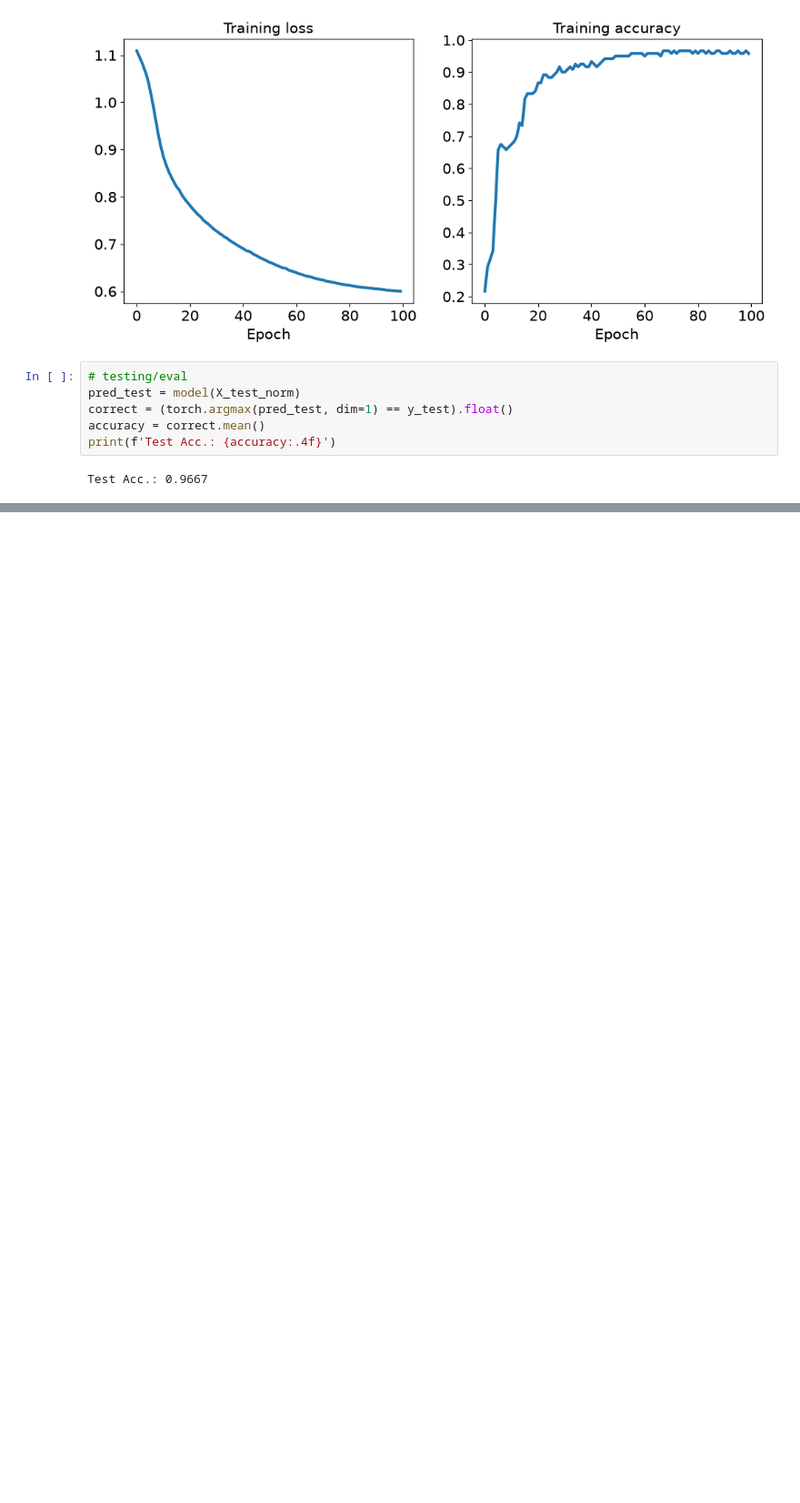
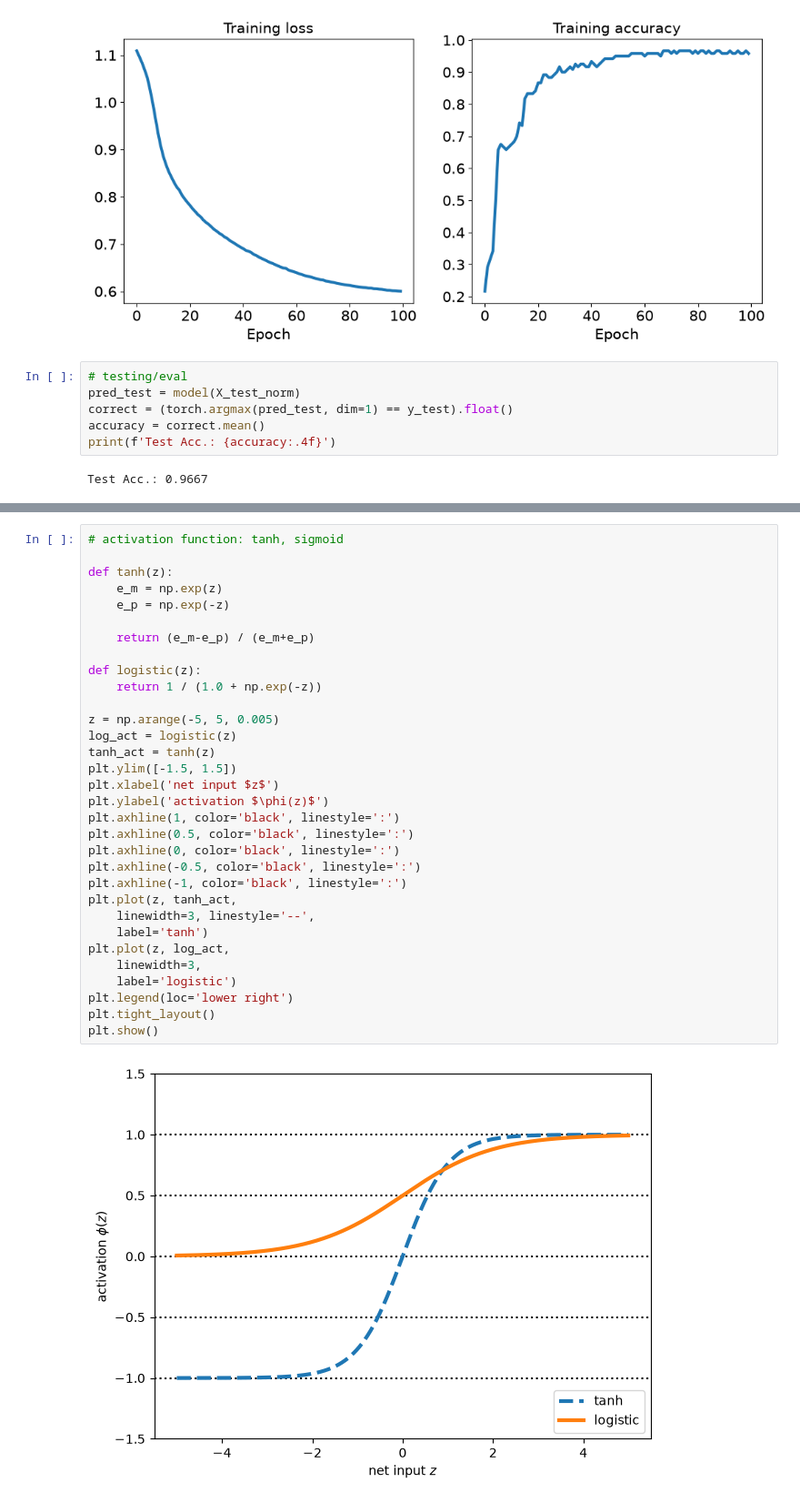
Before and after one commit to Andrew-Tu225/ML-with-sklearn-and-pytorch, a Jupyter notebook: chapter 12/torch_tutorial.ipynb, the cells around one changed output, grey strips where cells are left out. Shown at 91% size. Drawn from its saved outputs; the diff is of its cells as text; blank space fills up the shorter version.

Commit message:
explore model weight loading and activations for nn with torch

```diff
--- a/chapter 12/torch_tutorial.ipynb
+++ b/chapter 12/torch_tutorial.ipynb
@@ -525,0 +544,34 @@ Test Acc.: 0.9667
+# %%
+# activation function: tanh, sigmoid
+
+def tanh(z):
+    e_m = np.exp(z)
+    e_p = np.exp(-z)
+
+    return (e_m-e_p) / (e_m+e_p)
+
+def logistic(z):
+    return 1 / (1.0 + np.exp(-z))
+
+z = np.arange(-5, 5, 0.005)
+log_act = logistic(z)
+tanh_act = tanh(z)
+plt.ylim([-1.5, 1.5])
+plt.xlabel('net input $z$')
+plt.ylabel('activation $\phi(z)$')
+plt.axhline(1, color='black', linestyle=':')
+plt.axhline(0.5, color='black', linestyle=':')
+plt.axhline(0, color='black', linestyle=':')
+plt.axhline(-0.5, color='black', linestyle=':')
+plt.axhline(-1, color='black', linestyle=':')
+plt.plot(z, tanh_act,
+    linewidth=3, linestyle='--',
+    label='tanh')
+plt.plot(z, log_act,
+    linewidth=3,
+    label='logistic')
+plt.legend(loc='lower right')
+plt.tight_layout()
+plt.show()
+# %% [output]
+[figure, added]
```
Also changed, not shown: parts of 4 cells of this notebook, 1 other file.
